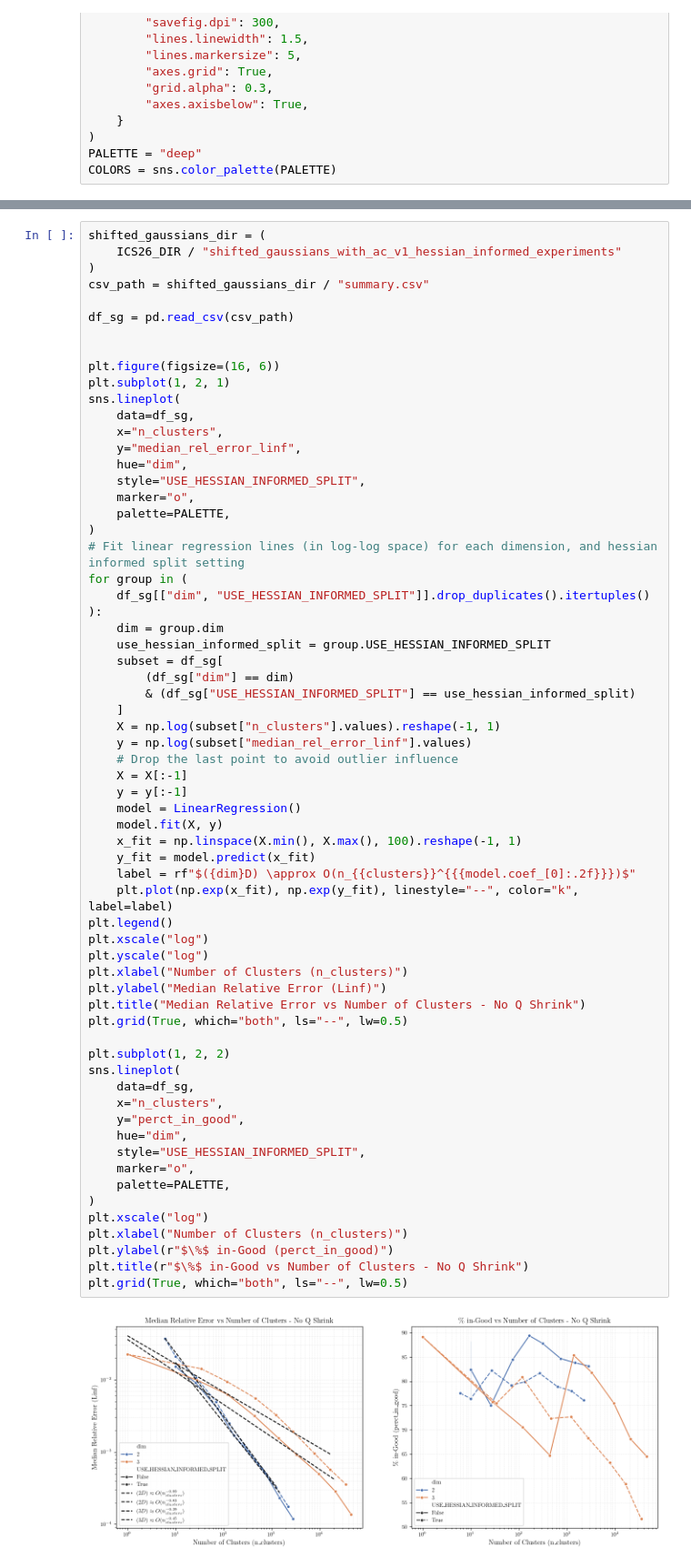
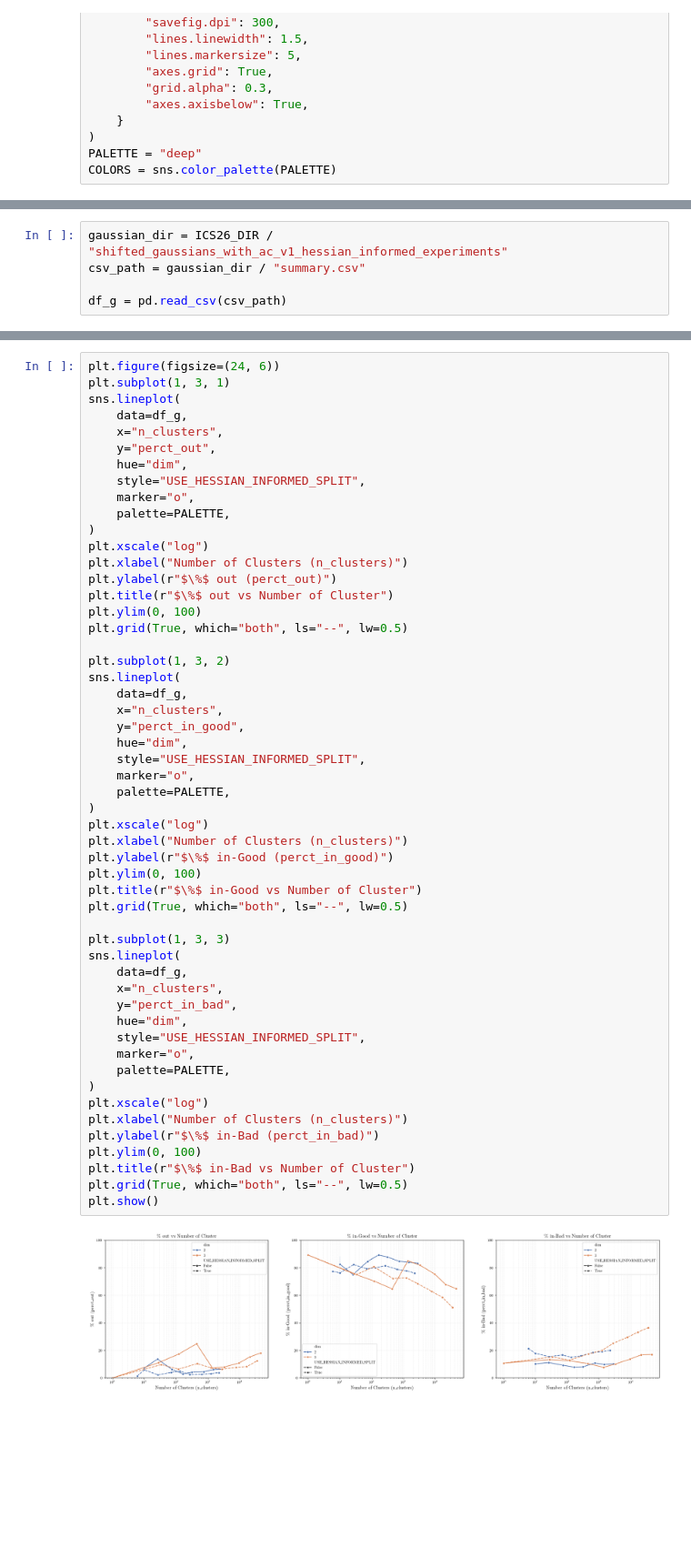
Before and after one commit to ut-padas/affini, a Jupyter notebook: ics26_gaussian_eda.ipynb, the cells around one changed output, grey strips where cells are left out. Shown at 91% size. Saved outputs shown, nothing was run; the diff lists cells and outputs as text; blank space fills up the shorter version.

```diff
--- a/ics26_gaussian_eda.ipynb
+++ b/ics26_gaussian_eda.ipynb
@@ -138,0 +46,5 @@ df_sg[
+# %%
+gaussian_dir = ICS26_DIR / "shifted_gaussians_with_ac_v1_hessian_informed_experiments"
+csv_path = gaussian_dir / "summary.csv"
+
+df_g = pd.read_csv(csv_path)
@@ -139,66 +139,55 @@ df_sg[
 # %%
-shifted_gaussians_dir = (
-    ICS26_DIR / "shifted_gaussians_with_ac_v1_hessian_informed_experiments"
-)
-csv_path = shifted_gaussians_dir / "summary.csv"
-
-df_sg = pd.read_csv(csv_path)
-
-
-plt.figure(figsize=(16, 6))
-plt.subplot(1, 2, 1)
+plt.figure(figsize=(24, 6))
+plt.subplot(1, 3, 1)
 sns.lineplot(
-    data=df_sg,
+    data=df_g,
     x="n_clusters",
-    y="median_rel_error_linf",
+    y="perct_out",
     hue="dim",
     style="USE_HESSIAN_INFORMED_SPLIT",
     marker="o",
     palette=PALETTE,
 )
-# Fit linear regression lines (in log-log space) for each dimension, and hessian informed split setting
-for group in (
-    df_sg[["dim", "USE_HESSIAN_INFORMED_SPLIT"]].drop_duplicates().itertuples()
-):
-    dim = group.dim
-    use_hessian_informed_split = group.USE_HESSIAN_INFORMED_SPLIT
-    subset = df_sg[
-        (df_sg["dim"] == dim)
-        & (df_sg["USE_HESSIAN_INFORMED_SPLIT"] == use_hessian_informed_split)
-    ]
-    X = np.log(subset["n_clusters"].values).reshape(-1, 1)
-    y = np.log(subset["median_rel_error_linf"].values)
-    # Drop the last point to avoid outlier influence
-    X = X[:-1]
-    y = y[:-1]
-    model = LinearRegression()
-    model.fit(X, y)
-    x_fit = np.linspace(X.min(), X.max(), 100).reshape(-1, 1)
-    y_fit = model.predict(x_fit)
-    label = rf"$({dim}D) \approx O(n_{{clusters}}^{{{model.coef_[0]:.2f}}})$"
-    plt.plot(np.exp(x_fit), np.exp(y_fit), linestyle="--", color="k", label=label)
-plt.legend()
 plt.xscale("log")
-plt.yscale("log")
 plt.xlabel("Number of Clusters (n_clusters)")
-plt.ylabel("Median Relative Error (Linf)")
-plt.title("Median Relative Error vs Number of Clusters - No Q Shrink")
+plt.ylabel(r"$\%$ out (perct_out)")
+plt.title(r"$\%$ out vs Number of Cluster")
+plt.ylim(0, 100)
 plt.grid(True, which="both", ls="--", lw=0.5)
 
-plt.subplot(1, 2, 2)
+plt.subplot(1, 3, 2)
 sns.lineplot(
-    data=df_sg,
+    data=df_g,
     x="n_clusters",
     y="perct_in_good",
     hue="dim",
     style="USE_HESSIAN_INFORMED_SPLIT",
     marker="o",
     palette=PALETTE,
 )
 plt.xscale("log")
 plt.xlabel("Number of Clusters (n_clusters)")
 plt.ylabel(r"$\%$ in-Good (perct_in_good)")
-plt.title(r"$\%$ in-Good vs Number of Clusters - No Q Shrink")
+plt.ylim(0, 100)
+plt.title(r"$\%$ in-Good vs Number of Cluster")
 plt.grid(True, which="both", ls="--", lw=0.5)
+
+plt.subplot(1, 3, 3)
+sns.lineplot(
+    data=df_g,
+    x="n_clusters",
+    y="perct_in_bad",
+    hue="dim",
+    style="USE_HESSIAN_INFORMED_SPLIT",
+    marker="o",
+    palette=PALETTE,
+)
+plt.xscale("log")
+plt.xlabel("Number of Clusters (n_clusters)")
+plt.ylabel(r"$\%$ in-Bad (perct_in_bad)")
+plt.ylim(0, 100)
+plt.title(r"$\%$ in-Bad vs Number of Cluster")
+plt.grid(True, which="both", ls="--", lw=0.5)
+plt.show()
 # %% [output]
-[figure, old version]
+[figure, new version]
```
Also changed, not shown: parts of 18 cells of this notebook, 5 other files.
